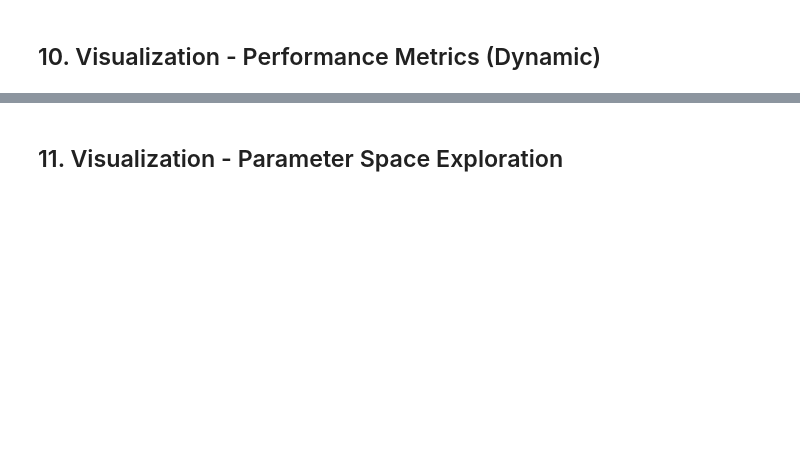
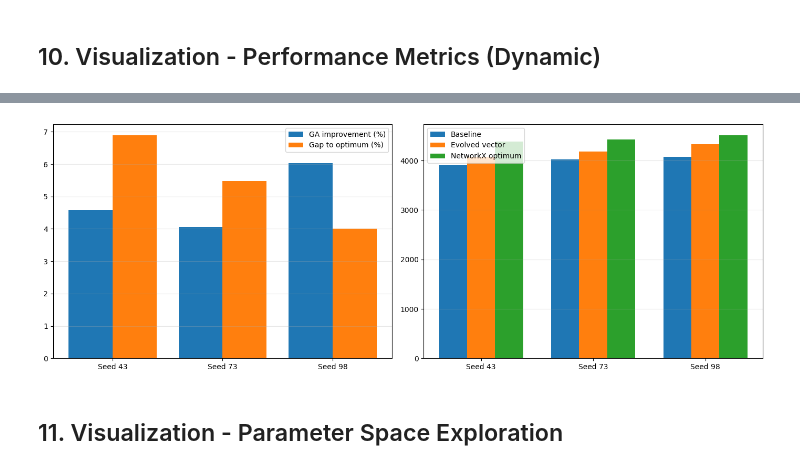
Before and after one commit to duanitamir/INSP-meta-algorithm, a Jupyter notebook: notebooks/test_meta_algorithm.ipynb, the cells around one changed output, grey strips where cells are left out. Saved outputs shown, nothing was run; the diff lists cells and outputs as text; code cells hidden in the pictures; blank space fills up the shorter version.

Commit message:
refactor: remove cascading and unnecessary votes

```diff
--- a/notebooks/test_meta_algorithm.ipynb
+++ b/notebooks/test_meta_algorithm.ipynb
@@ -61,21 +65,11 @@ SELECTED_ALGORITHMS = list(Algorithms)
 GA_CONFIG = GAConfig(
     population_size=POPULATION_SIZE,
     generations=GENERATIONS,
-    mutation_rate=MUTATION_RATE,
-    use_cascading=False
-)
-
-# Cascading GA (optional)
-GA_CONFIG_CASCADING = GAConfig(
-    population_size=POPULATION_SIZE,
-    generations=GENERATIONS,
-    mutation_rate=MUTATION_RATE,
-    use_cascading=True
+    mutation_rate=MUTATION_RATE
 )
 
 # Create MetaConfig with selected algorithms
-config_standard = MetaConfig(algorithms=SELECTED_ALGORITHMS, ga_config=GA_CONFIG)
-config_cascading = MetaConfig(algorithms=SELECTED_ALGORITHMS, ga_config=GA_CONFIG_CASCADING)
+config = MetaConfig(algorithms=SELECTED_ALGORITHMS, ga_config=GA_CONFIG)
 experiment_metadata = selected_experiment_metadata(SELECTED_ALGORITHMS)
 
 algo_names_str = ', '.join([a.value for a in SELECTED_ALGORITHMS])
@@ -380,7 +285,7 @@ print('='*100 + '\n')
 
 for seed in SEEDS:
     r = all_results[seed]
-    fitness_history = r['fitness_history_standard']
+    fitness_history = r['fitness_history']
     optimal = r['optimal']
     baseline = r['baseline']
 
@@ -547,3 +391,29 @@ print('✓ Performance metrics plot complete')
+# %%
+# Compare standard full-graph evolution with its baseline and optimum.
+fig, axes = plt.subplots(1, 2, figsize=(14, 5))
+x_pos = np.arange(len(SEEDS))
+
+improvements = [all_results[seed]['improvement'] for seed in SEEDS]
+gaps = [all_results[seed]['gap'] for seed in SEEDS]
+axes[0].bar(x_pos - 0.2, improvements, 0.4, label='GA improvement (%)')
+axes[0].bar(x_pos + 0.2, gaps, 0.4, label='Gap to optimum (%)')
+axes[0].set_xticks(x_pos, [f'Seed {seed}' for seed in SEEDS])
+axes[0].legend()
+axes[0].grid(axis='y', alpha=0.3)
+
+baselines = [all_results[seed]['baseline'] for seed in SEEDS]
+best_scores = [all_results[seed]['best_score'] for seed in SEEDS]
+optima = [all_results[seed]['optimal'] for seed in SEEDS]
+axes[1].bar(x_pos - 0.25, baselines, 0.25, label='Baseline')
+axes[1].bar(x_pos, best_scores, 0.25, label='Evolved vector')
+axes[1].bar(x_pos + 0.25, optima, 0.25, label='NetworkX optimum')
+axes[1].set_xticks(x_pos, [f'Seed {seed}' for seed in SEEDS])
+axes[1].legend()
+axes[1].grid(axis='y', alpha=0.3)
+plt.tight_layout()
+plt.show()
+# %% [output]
+[figure, added]
 # %% [markdown]
 ## 11. Visualization - Parameter Space Exploration
 # %%
```
Also changed, not shown: parts of 12 cells of this notebook, 16 other files.
